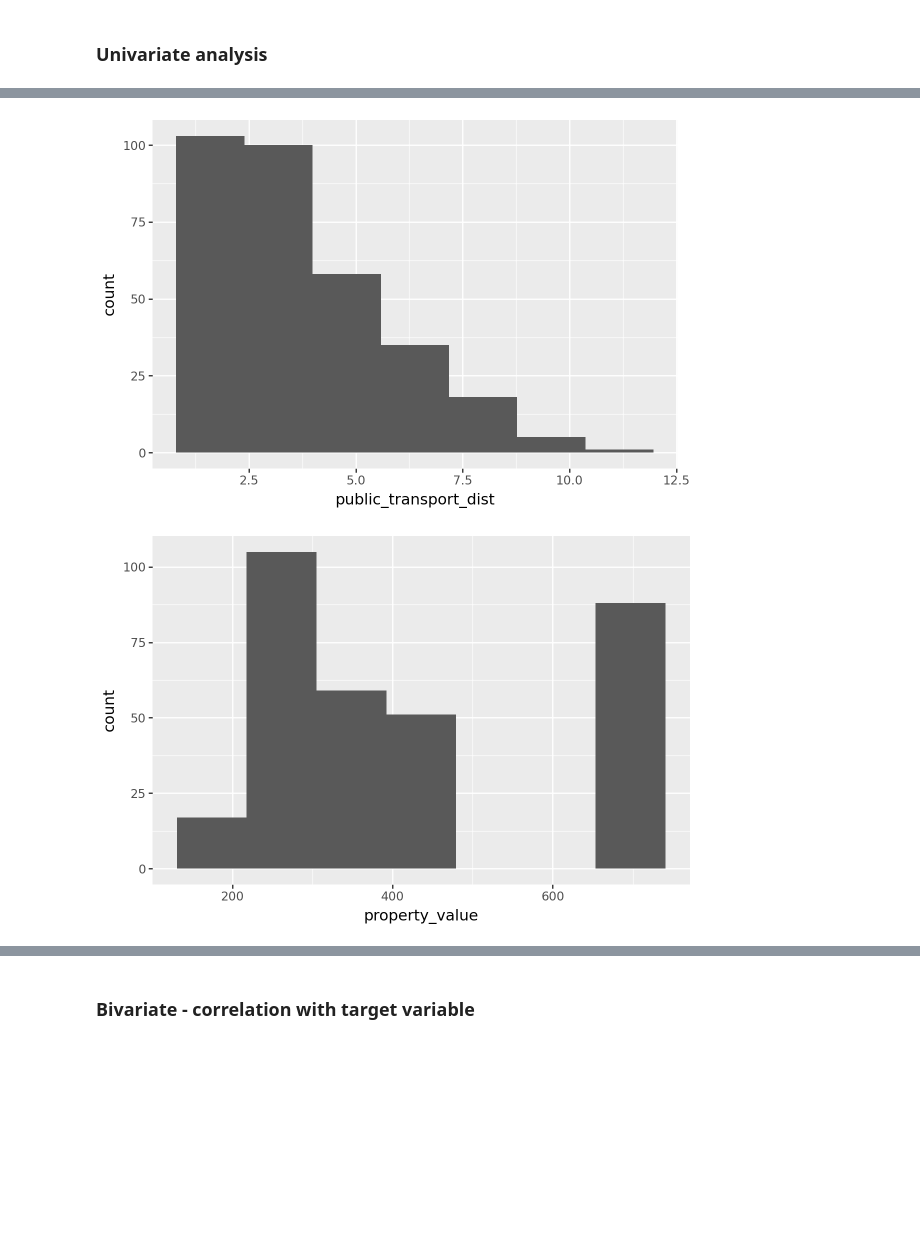
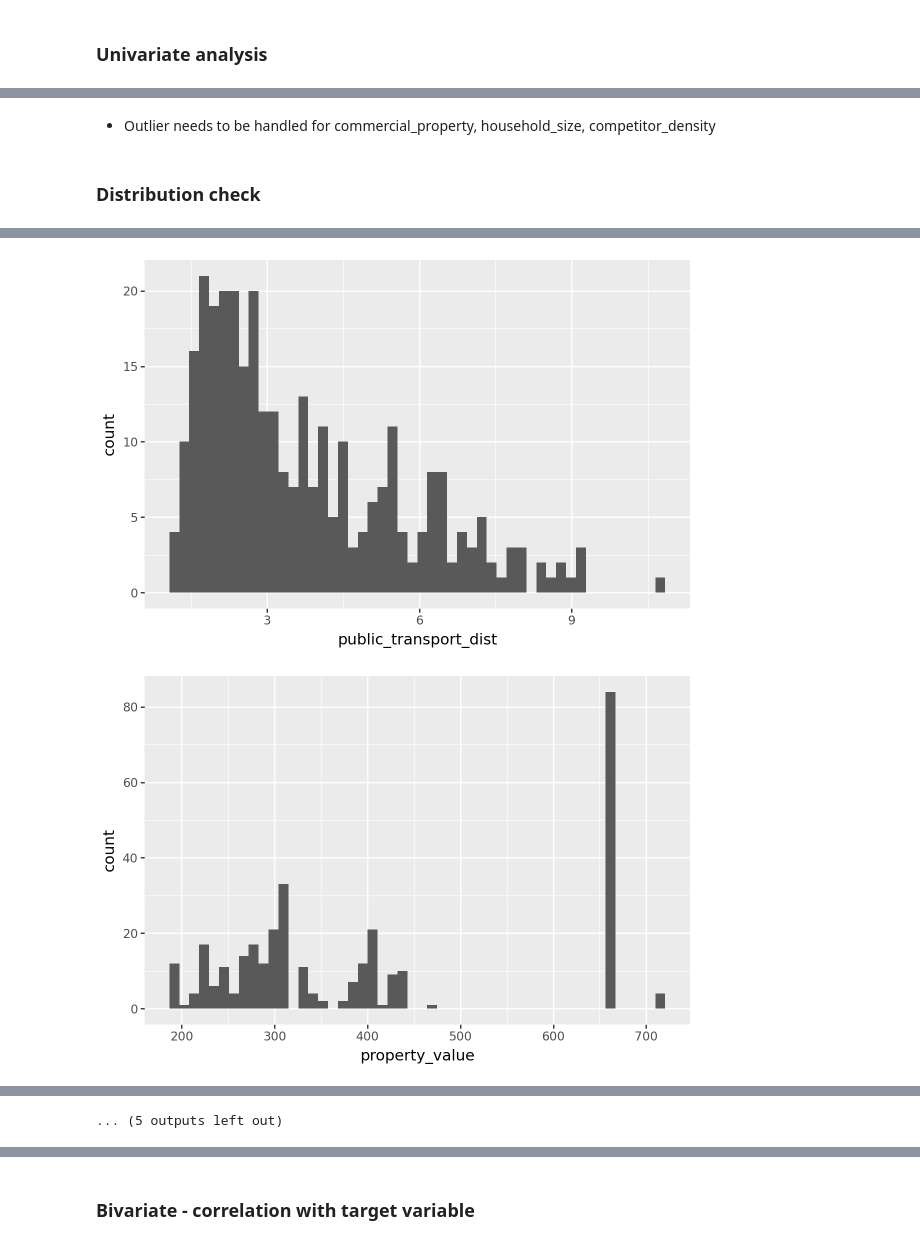
Before and after one commit to Deepan32/python-prep, a Jupyter notebook: Tesco Assignment/EDA.ipynb, the cells around one changed output, grey strips where cells are left out. Cells and saved outputs as stored; diff of their text form; code cells hidden in the pictures; blank space fills up the shorter version.

```diff
--- a/Tesco Assignment/EDA.ipynb
+++ b/Tesco Assignment/EDA.ipynb
@@ -140,3 +158,9 @@ Considering only top 10 columns and remaining columns as 'others'
+# %%
+raw_data['newbuild_property_value']=raw_data['proportion_newbuilds']*raw_data['property_value']
+raw_data['flats_property_value']=raw_data['proportion_flats']*raw_data['property_value']
+raw_data['commercial_property_value']=raw_data['commercial_property']*raw_data['property_value']
+raw_data['senseful_school_proximity']=raw_data['school_proximity']*raw_data['proportion_flats']
+raw_data['flats_crime_rate']=raw_data['proportion_flats']*raw_data['crime_rate']
 # %% [markdown]
 ## Numerical columns
 # %% [markdown]
@@ -144,8 +168,7 @@ Considering only top 10 columns and remaining columns as 'others'
 # %%
 # Fetching numerical columns
 numerical_columns=raw_data.select_dtypes(include=['int64', 'float64']).columns.to_list()
+numerical_columns.remove('location_id')
-# %%
-numerical_columns=numerical_columns[1:]
 # %%
 raw_data.head()
 # %% [output]
@@ -157,0 +184,12 @@ raw_data.head()
+# %%
+#Checking the distribution for numerical variables
+for var in numerical_columns:
+    print(
+        (
+             p9.ggplot(raw_data)
+            +p9.aes(y=var)
+            +p9.geom_boxplot()
+            +p9.theme(figure_size=(6,4))
+            # + p9.facet_wrap("~normalised_sales", scales='free_y')
+        )
+    )
@@ -158,3 +210,7 @@ raw_data.head()
+# %% [markdown]
+* Outlier needs to be handled for commercial_property, household_size, competitor_density
+# %% [markdown]
+### Distribution check
 # %%
 #Checking the distribution for numerical variables
 for var in numerical_columns:
@@ -162,7 +218,7 @@ for var in numerical_columns:
         (
              p9.ggplot(raw_data)
             +p9.aes(x=var)
-            +p9.geom_bar(stat='bin', bins=7)
+            +p9.geom_bar(stat='bin', bins=50)
             +p9.theme(figure_size=(6,4))
             # + p9.facet_wrap("~normalised_sales", scales='free_y')
         )
@@ -177,2 +233,2 @@ for var in numerical_columns:
-[figure, old version]
+[figure, new version]
-[figure, old version]
+[figure, new version]
@@ -183,3 +239,4 @@ for var in numerical_columns:
+... (5 outputs left out)
 # %% [markdown]
 ### Notes after univariate analysis:
 
```
Also changed, not shown: parts of 20 cells of this notebook, 35 other files.
